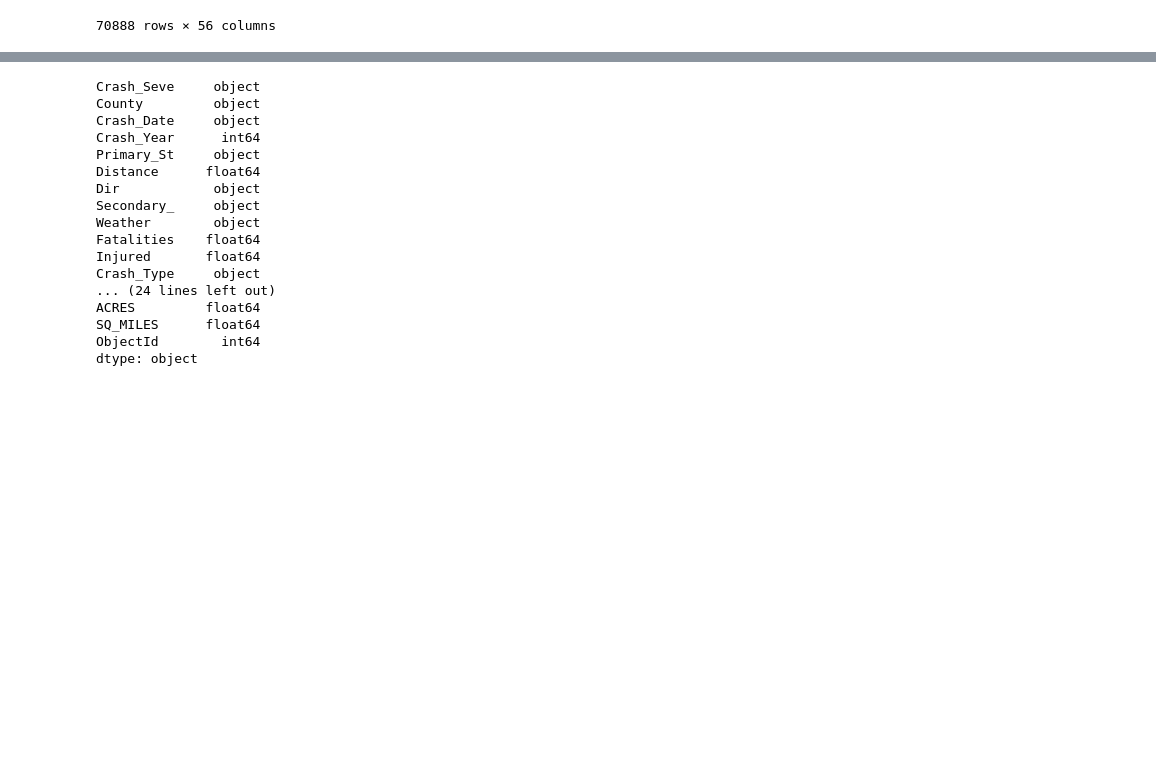
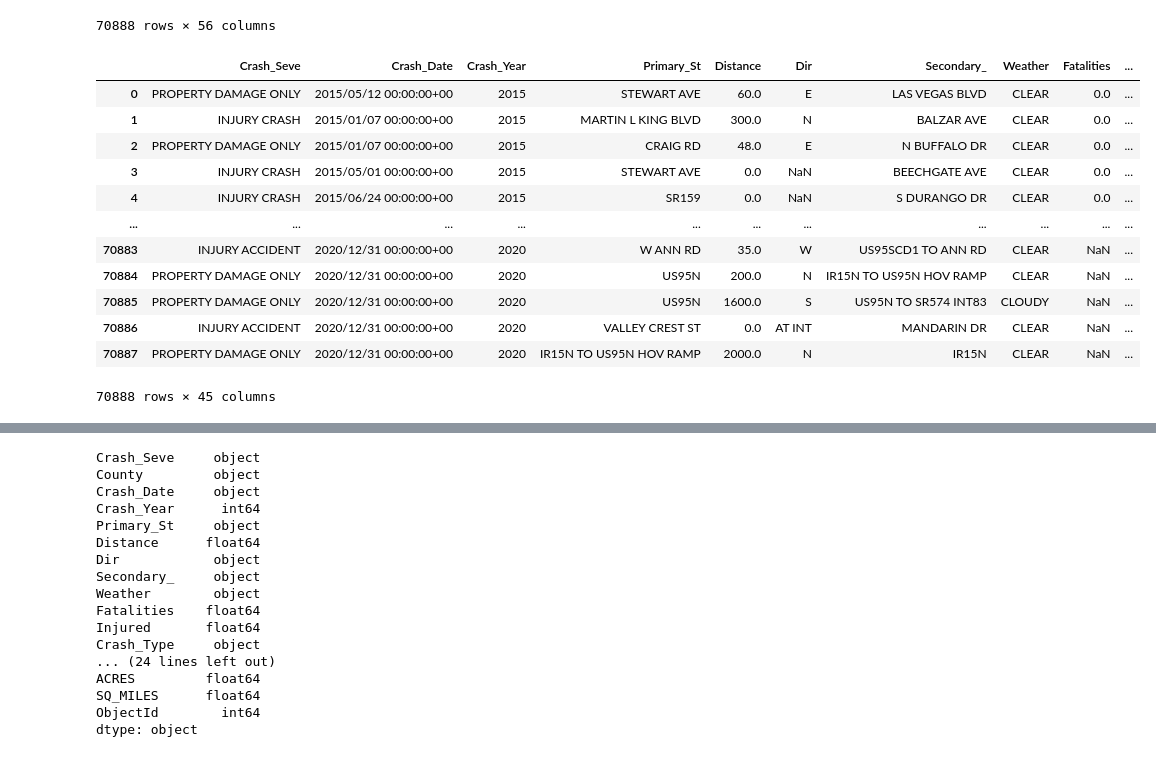
Before and after one commit to JGarza4903/Traffic_Analysis, a Jupyter notebook: Transformations/traffic_cleanup.ipynb, the cells around one changed output, grey strips where cells are left out. Cells and saved outputs as stored; diff of their text form; code cells hidden in the pictures; blank space fills up the shorter version.

```diff
--- a/Transformations/traffic_cleanup.ipynb
+++ b/Transformations/traffic_cleanup.ipynb
@@ -19,6 +21,28 @@ raw_traffic_df
 | 70886 | INJURY ACCIDENT | CLARK | 2020/12/31 00:00:00+00 | 2020 | 2023/01/12 20:33:00+00 | VALLEY CREST ST | 0.0 | AT INT | MANDARIN DR | ... |
 | 70887 | PROPERTY DAMAGE ONLY | CLARK | 2020/12/31 00:00:00+00 | 2020 | 2023/01/12 21:57:00+00 | IR15N TO US95N HOV RAMP | 2000.0 | N | IR15N | ... |
 70888 rows × 56 columns
+# %%
+# Columns to drop based off group notes
+drop_cols = ['ACRES','Agency','AREA',
+            'CNTY_IS','County','Crash_Time',
+            'CrashDateT','PERIMETER','SHADE','SQ_MILES','WARD']
+
+raw_traffic_df.drop(columns = drop_cols, inplace=True)
+raw_traffic_df
+# %% [output]
+|  | Crash_Seve | Crash_Date | Crash_Year | Primary_St | Distance | Dir | Secondary_ | Weather | Fatalities | ... |
+| 0 | PROPERTY DAMAGE ONLY | 2015/05/12 00:00:00+00 | 2015 | STEWART AVE | 60.0 | E | LAS VEGAS BLVD | CLEAR | 0.0 | ... |
+| 1 | INJURY CRASH | 2015/01/07 00:00:00+00 | 2015 | MARTIN L KING BLVD | 300.0 | N | BALZAR AVE | CLEAR | 0.0 | ... |
+| 2 | PROPERTY DAMAGE ONLY | 2015/01/07 00:00:00+00 | 2015 | CRAIG RD | 48.0 | E | N BUFFALO DR | CLEAR | 0.0 | ... |
+| 3 | INJURY CRASH | 2015/05/01 00:00:00+00 | 2015 | STEWART AVE | 0.0 | NaN | BEECHGATE AVE | CLEAR | 0.0 | ... |
+| 4 | INJURY CRASH | 2015/06/24 00:00:00+00 | 2015 | SR159 | 0.0 | NaN | S DURANGO DR | CLEAR | 0.0 | ... |
+| ... | ... | ... | ... | ... | ... | ... | ... | ... | ... | ... |
+| 70883 | INJURY ACCIDENT | 2020/12/31 00:00:00+00 | 2020 | W ANN RD | 35.0 | W | US95SCD1 TO ANN RD | CLEAR | NaN | ... |
+| 70884 | PROPERTY DAMAGE ONLY | 2020/12/31 00:00:00+00 | 2020 | US95N | 200.0 | N | IR15N TO US95N HOV RAMP | CLEAR | NaN | ... |
+| 70885 | PROPERTY DAMAGE ONLY | 2020/12/31 00:00:00+00 | 2020 | US95N | 1600.0 | S | US95N TO SR574 INT83 | CLOUDY | NaN | ... |
+| 70886 | INJURY ACCIDENT | 2020/12/31 00:00:00+00 | 2020 | VALLEY CREST ST | 0.0 | AT INT | MANDARIN DR | CLEAR | NaN | ... |
+| 70887 | PROPERTY DAMAGE ONLY | 2020/12/31 00:00:00+00 | 2020 | IR15N TO US95N HOV RAMP | 2000.0 | N | IR15N | CLEAR | NaN | ... |
+70888 rows × 45 columns
 # %%
 #Check the null values
 print(raw_traffic_df.isnull().sum())
```
Also changed, not shown: parts of 17 cells of this notebook, 5 other files.
